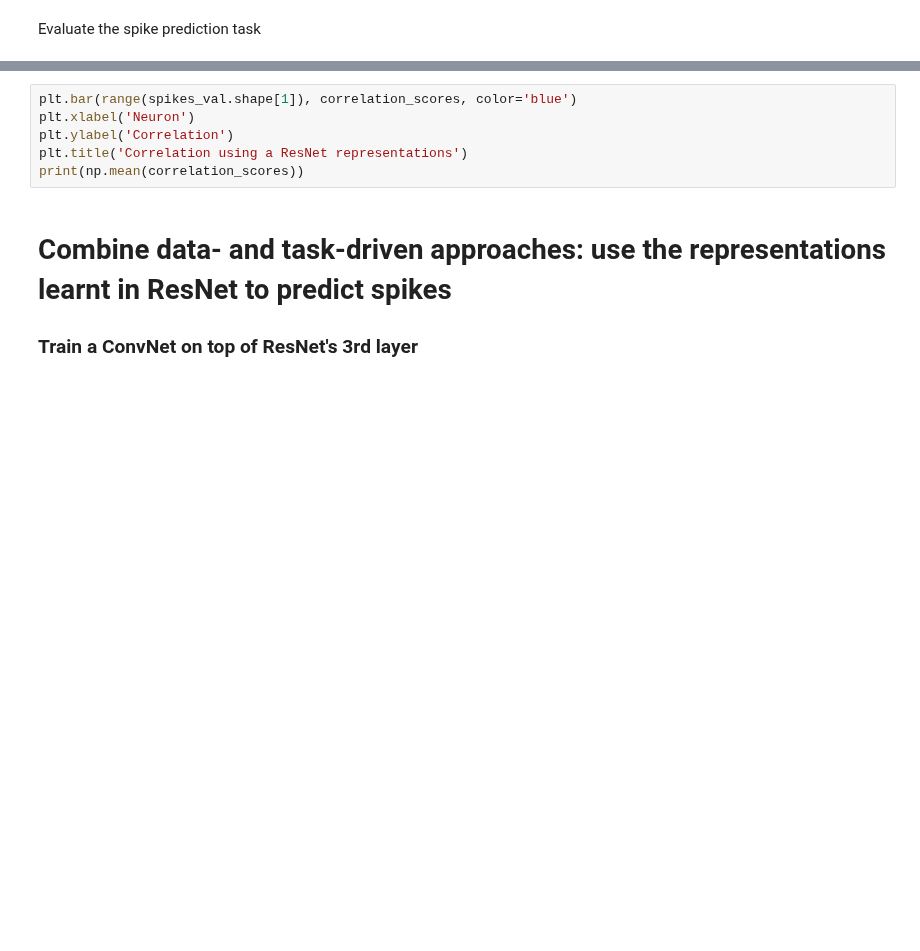
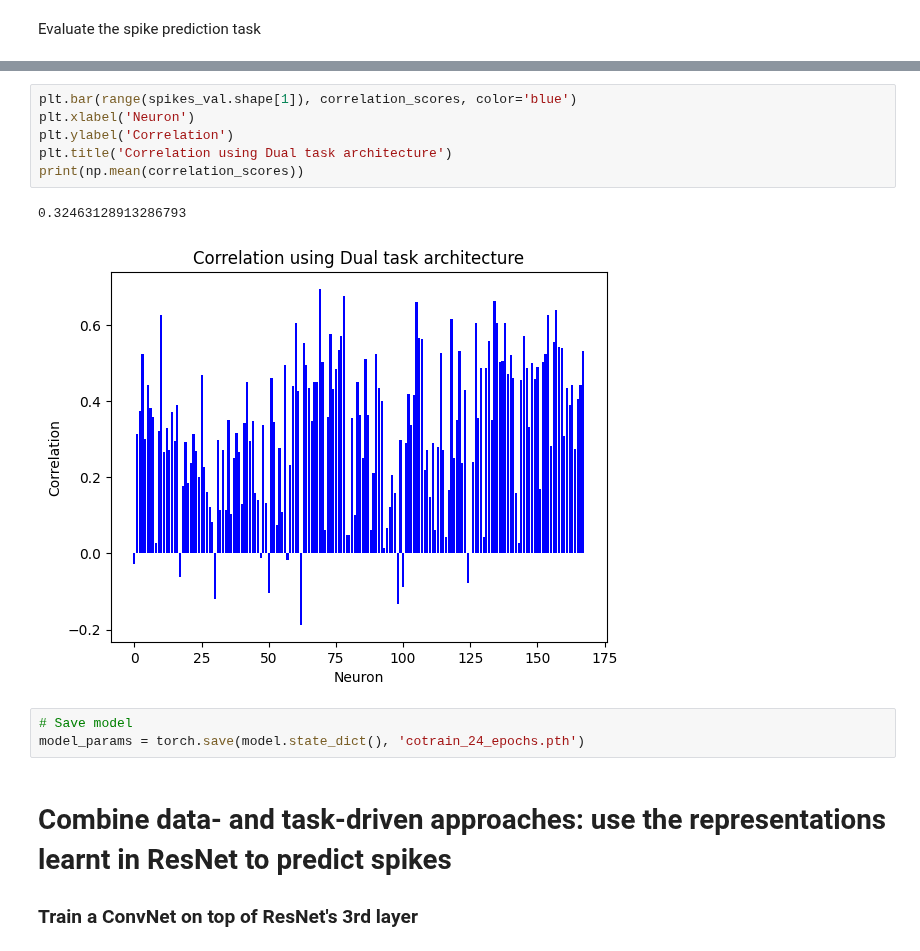
Before and after one commit to barbaragrosjean/Brain_like_mini_project, a Jupyter notebook: week9.ipynb, the cells around one changed output, grey strips where cells are left out. Cells and saved outputs as stored; diff of their text form; blank space fills up the shorter version.

```diff
--- a/week9.ipynb
+++ b/week9.ipynb
@@ -392,9 +416,15 @@ print(np.mean(explained_variance_scores))
 # %%
 plt.bar(range(spikes_val.shape[1]), correlation_scores, color='blue')
 plt.xlabel('Neuron')
 plt.ylabel('Correlation')
-plt.title('Correlation using a ResNet representations')
+plt.title('Correlation using Dual task architecture')
 print(np.mean(correlation_scores))
+# %% [output]
+0.32463128913286793
+[figure, added]
+# %%
+# Save model
+model_params = torch.save(model.state_dict(), 'cotrain_24_epochs.pth')
 # %% [markdown]
 # Combine data- and task-driven approaches: use the representations learnt in ResNet to predict spikes
 ### Train a ConvNet on top of ResNet's 3rd layer
```
Also changed, not shown: parts of 11 cells of this notebook.
